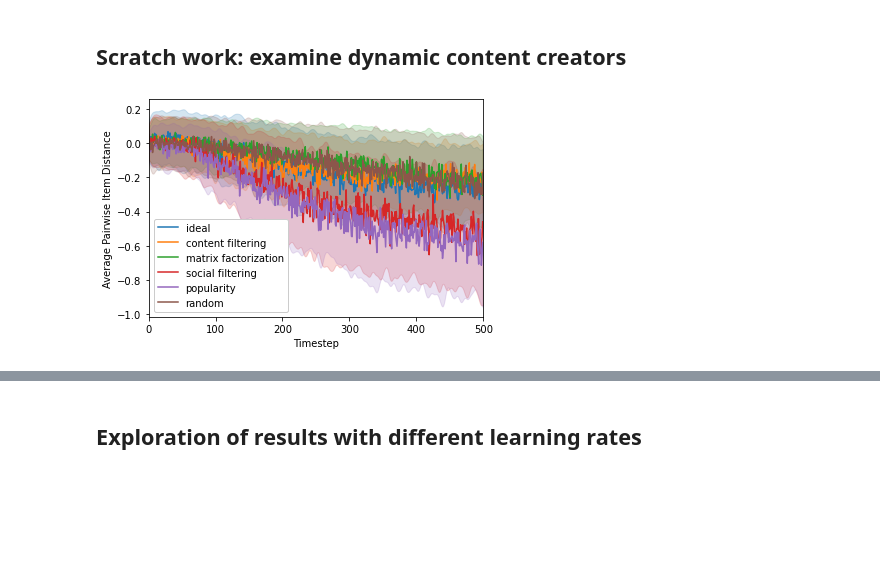
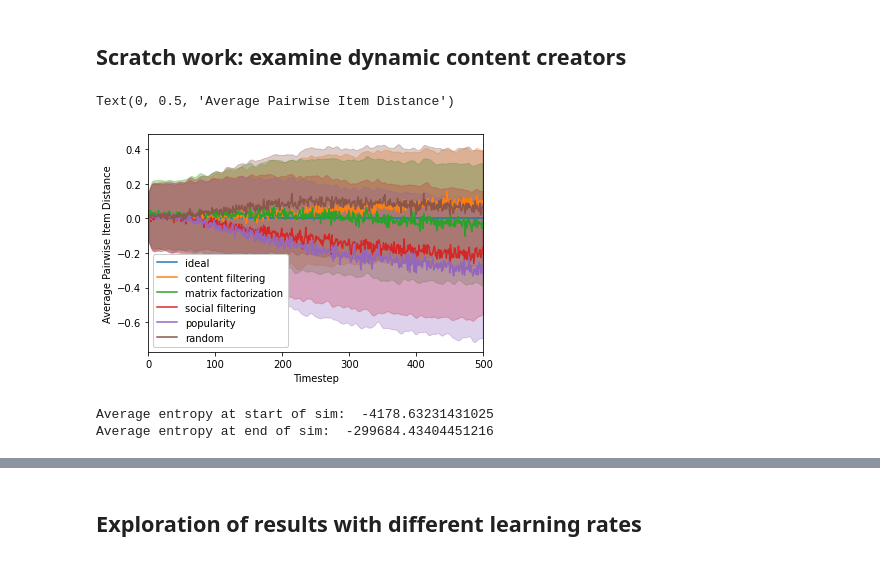
Before and after one commit to sunnymatt/t-recs-experiments, a Jupyter notebook: chaney/content_creators.ipynb, the cells around one changed output, grey strips where cells are left out. Saved outputs shown, nothing was run; the diff lists cells and outputs as text; code cells hidden in the pictures; blank space fills up the shorter version.

Commit message:
Rerun with new results

```diff
--- a/chaney/content_creators.ipynb
+++ b/chaney/content_creators.ipynb
@@ -45,7 +46,7 @@ NUM_USERS = 100
 NUM_CREATORS = 10
 ITEMS_PER_CREATOR = 1 # each creator produces 1 item per timestep
 NUM_ATTRS = 20
-NUM_SIMS = 25
+NUM_SIMS = 5 # change back to 25
 # parameters provided in paper
 MU_N = 0.98
 SIGMA = 1e-5
@@ -301,3 +302,7 @@ results = load_sim_results("exps/creator_hom_rep_500")
+# %%
+results = merge_results([
+    "exps/clean/batch_1", "exps/clean/batch_2", "exps/clean/batch_3", "exps/clean/batch_4", "exps/clean/batch_5",
+    "exps/clean/batch_6", "exps/clean/batch_7", "exps/clean/batch_8"])
 # %%
 # make relative to first timestep
 for m in model_keys:
@@ -305,11 +310,13 @@ for m in model_keys:
     x = x - x[:, 0][:, np.newaxis]
     results['creator_item_homo'][m] = x
 # %%
-graph_metrics(results, "creator_item_homo", model_keys, id_to_readable, mult_sd=1.0, conf_sigma=3.0)
+# graph_metrics(results, "creator_item_homo", model_keys, id_to_readable, mult_sd=1.0, conf_sigma=3.0)
+graph_relative_to_ideal(results, "creator_item_homo", model_keys, id_to_readable, mult_sd=1.0, conf_sigma=3.0, absolute_measure=True)
 plt.xlim(0, 500)
 plt.legend(facecolor='white', framealpha=1, loc='lower left')
 plt.xlabel("Timestep")
 plt.ylabel("Average Pairwise Item Distance")
-plt.savefig("figures/creator_repeated_item_homo.pdf")
+# plt.savefig("figures/creator_repeated_item_homo.pdf")
 # %% [output]
+Text(0, 0.5, 'Average Pairwise Item Distance')
-[figure, old version]
+[figure, new version]
@@ -315,0 +355,8 @@ plt.savefig("figures/creator_repeated_item_homo.pdf")
+# %%
+start_entropy = avg_creator_entropy(ideal_profs[0, 0, :])
+end_entropy = avg_creator_entropy(ideal_profs[0, 499, :])
+print("Average entropy at start of sim: ", start_entropy)
+print("Average entropy at end of sim: ", end_entropy)
+# %% [output]
+Average entropy at start of sim:  -4178.63231431025
+Average entropy at end of sim:  -299684.43404451216
```
Also changed, not shown: parts of 18 cells of this notebook.
